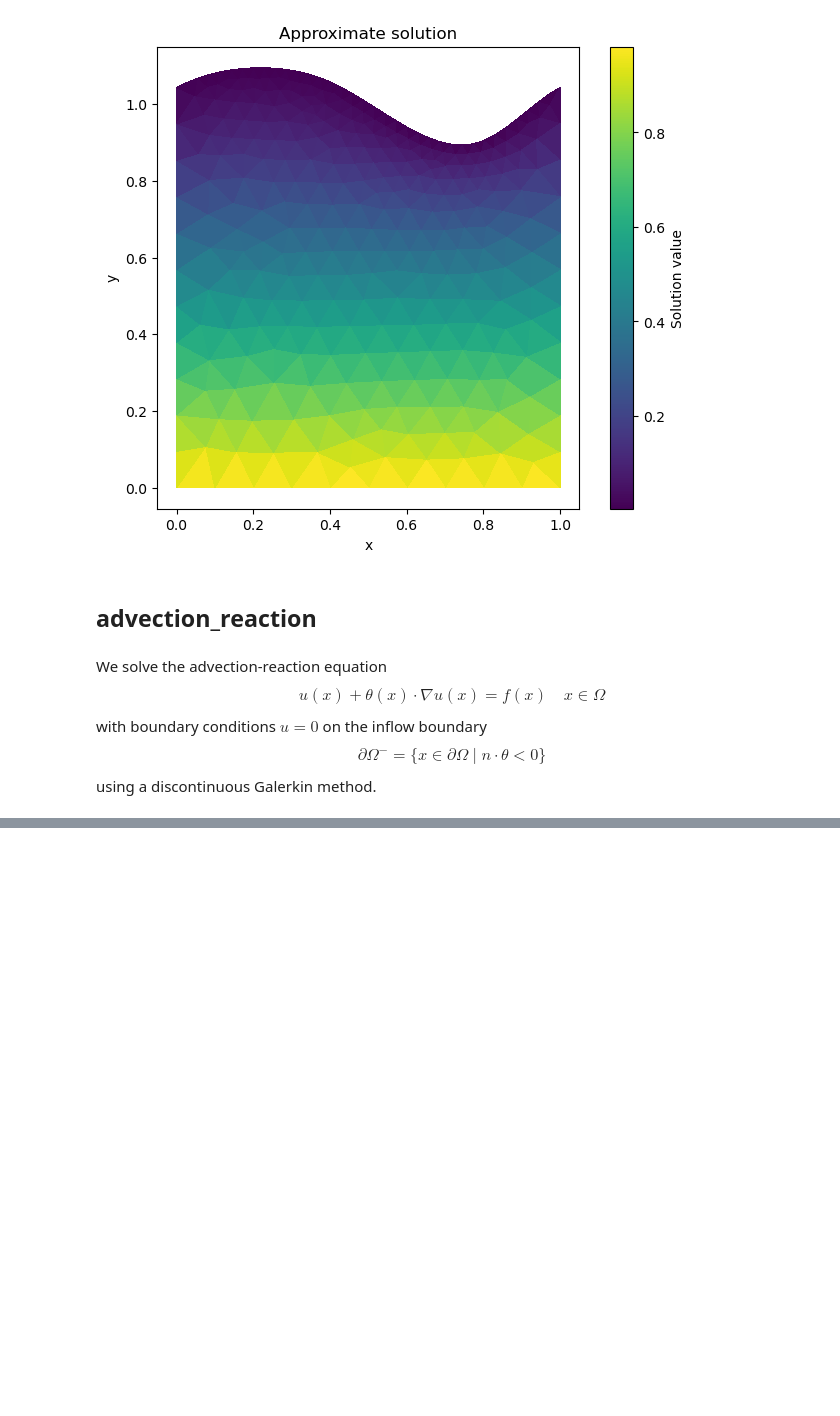
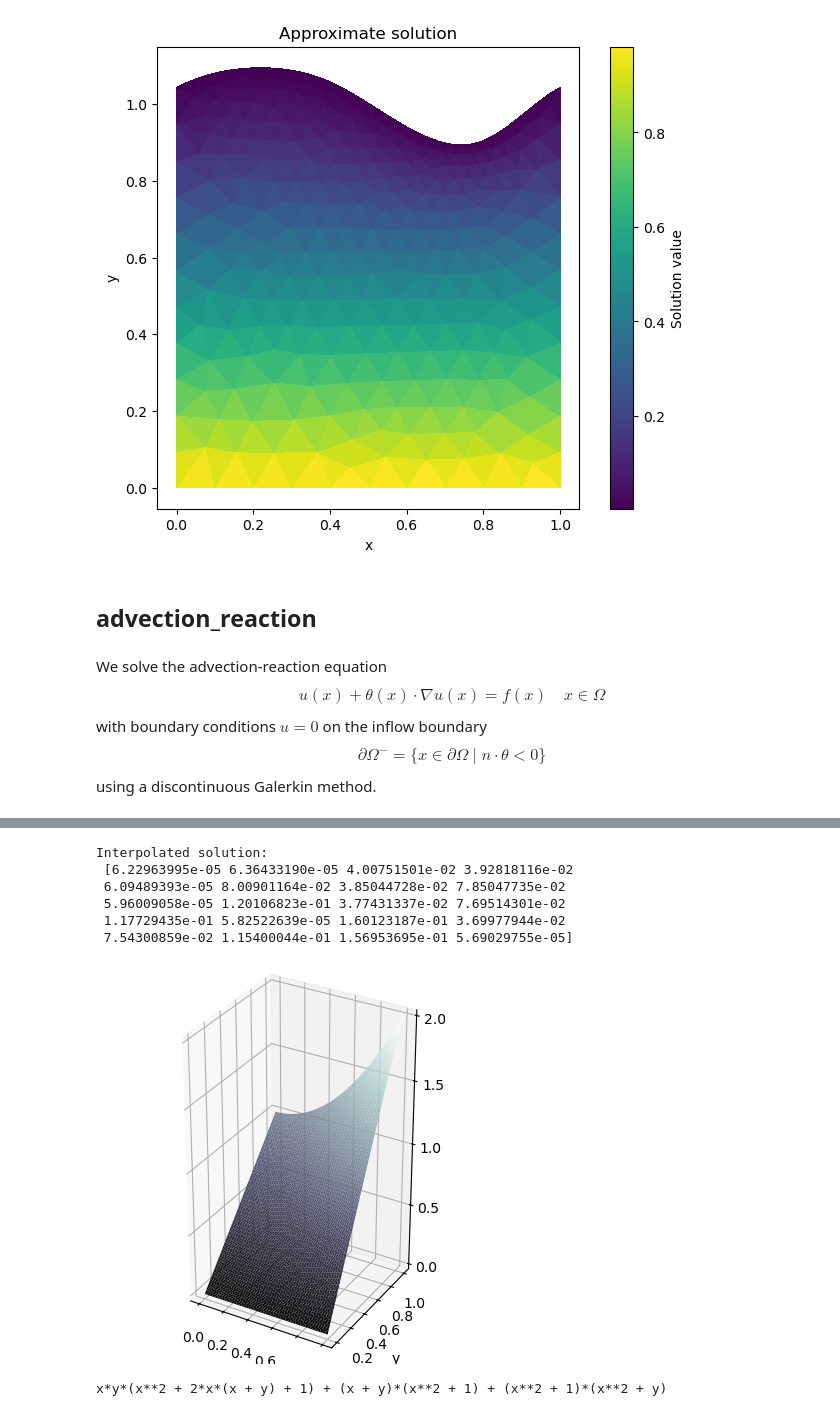
Before and after one commit to JD26/just_for_fun, a Jupyter notebook: Notes.ipynb, the cells around one changed output, grey strips where cells are left out. Cells and saved outputs as stored; diff of their text form; code cells hidden in the pictures; blank space fills up the shorter version.

```diff
--- a/Notes.ipynb
+++ b/Notes.ipynb
@@ -162,0 +179,24 @@ Interpolated solution:
+# %%
+ar.solve(
+	lambda x: np.array([x[0]*x[1], x[0]**2+x[1]**2]),
+	lambda x: 2*x[0]**2*x[1]**2 + x[1]*(x[0]**2 + 1) + (x[0]**2 + 1)*(x[0]**2 + x[1]**2)
+)
+# %% [output]
+Interpolated solution:
+ [6.22963995e-05 6.36433190e-05 4.00751501e-02 3.92818116e-02
+ 6.09489393e-05 8.00901164e-02 3.85044728e-02 7.85047735e-02
+ 5.96009058e-05 1.20106823e-01 3.77431337e-02 7.69514301e-02
+ 1.17729435e-01 5.82522639e-05 1.60123187e-01 3.69977944e-02
+ 7.54300859e-02 1.15400044e-01 1.56953695e-01 5.69029755e-05]
+[figure, added]
+# %%
+x, y = sp.symbols('x y')
+
+# Note that u satisfies the boundary condition
+u = (y + x)*(x**2+1)
+th = (x*y, x**2 + y)
+
+f = u + th[0]*sp.diff(u, x) + th[1]*sp.diff(u, y)
+print(f)
+# %% [output]
+x*y*(x**2 + 2*x*(x + y) + 1) + (x + y)*(x**2 + 1) + (x**2 + 1)*(x**2 + y)
```
Also changed, not shown: parts of 7 cells of this notebook, 1 other file.
